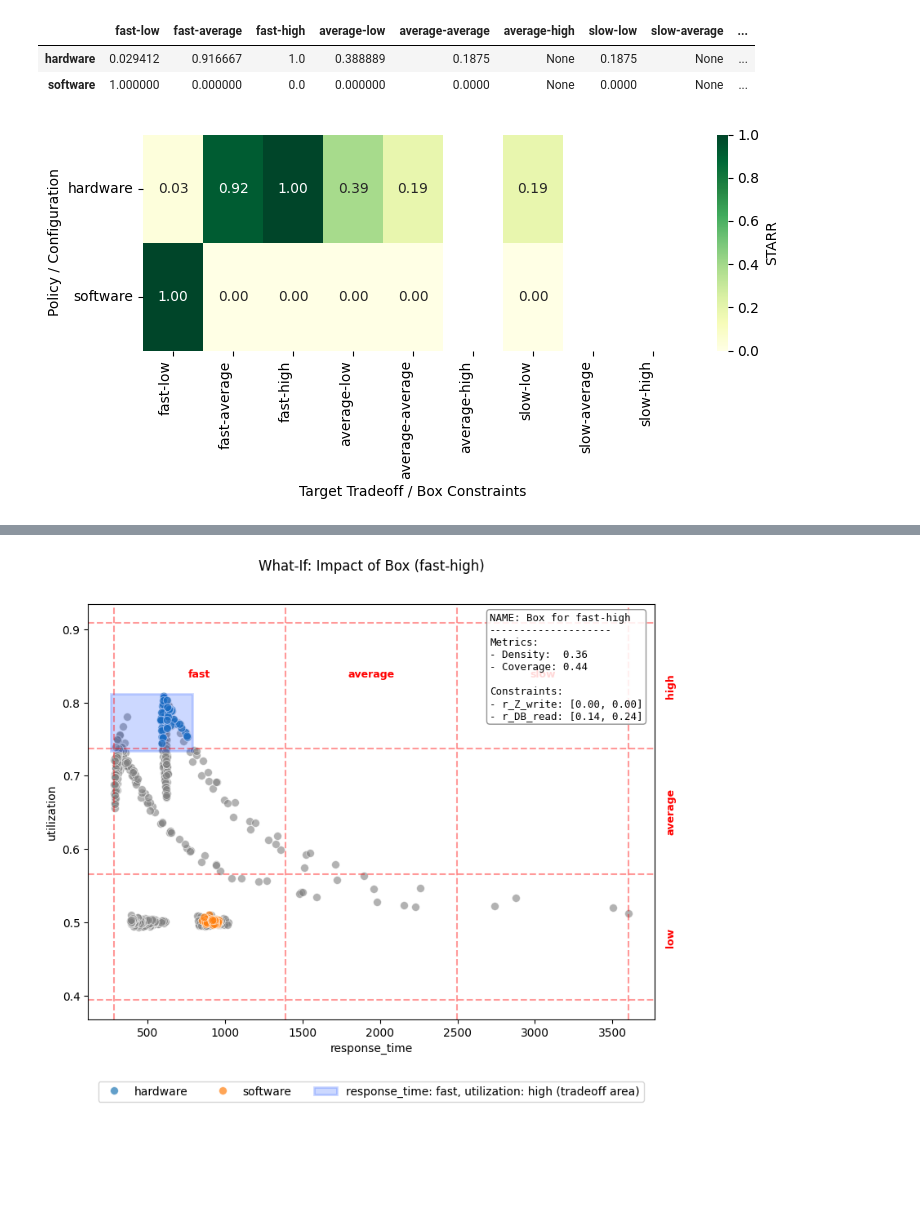
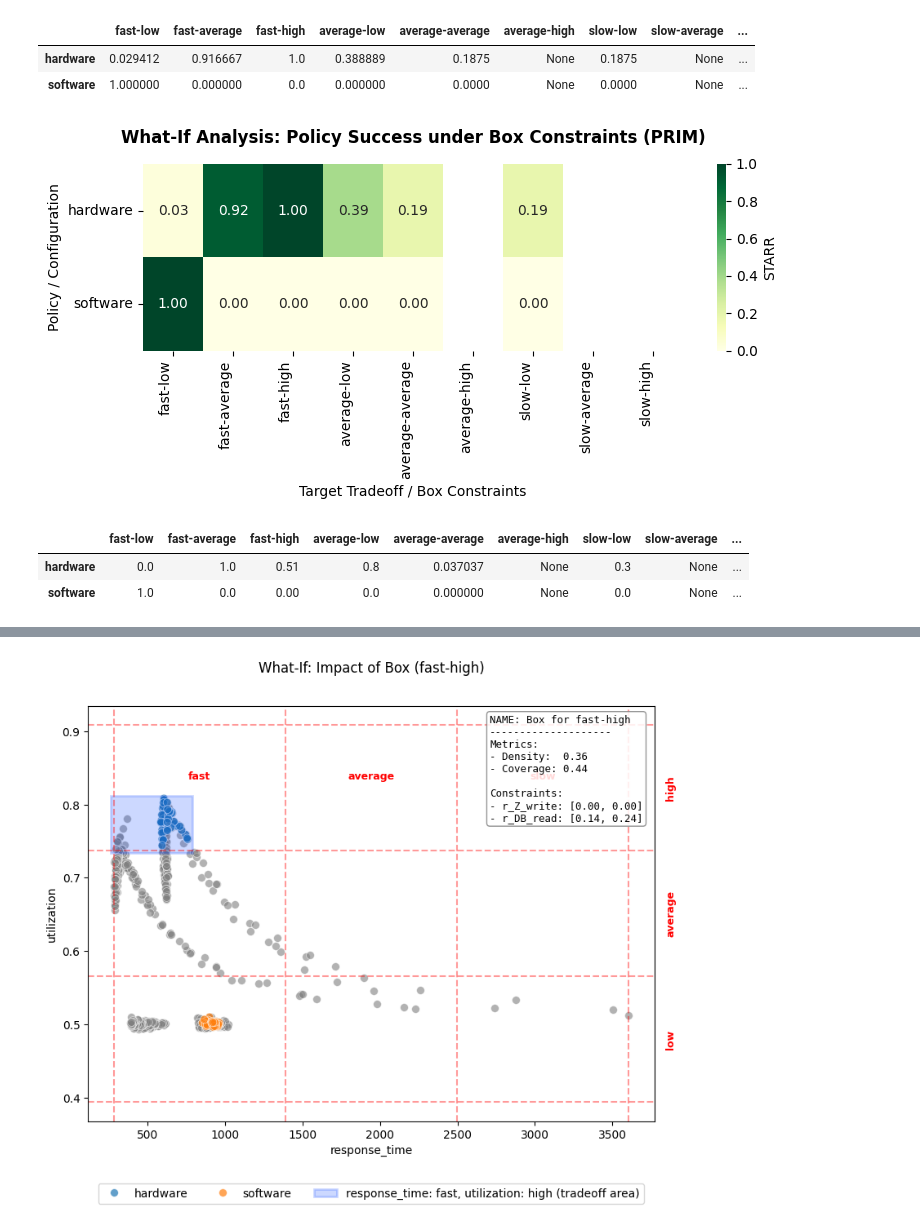
Before and after one commit to andresdp/patterns-sa, a Jupyter notebook: patterns/CQRS/analysis-cqrs.ipynb, the cells around one changed output, grey strips where cells are left out. Drawn from its saved outputs; the diff is of its cells as text; code cells hidden in the pictures; blank space fills up the shorter version.

```diff
--- a/patterns/CQRS/analysis-cqrs.ipynb
+++ b/patterns/CQRS/analysis-cqrs.ipynb
@@ -426,22 +426,30 @@ Running CART global discovery for all tradeoff combinations ...
 ## 12. Potential Robustness Improvements (What-If Analysis)
 Finally, we simulate the impact of applying discovered scenario constraints. We compare **Baseline Robustness** vs. **Improved Robustness** to quantify the value of the discovered 'Operating Envelopes' for each policy.
 # %%
-box_list = session.align_boxes_to_tradeoffs(prim_boxes)
-# box_list = session.align_boxes_to_tradeoffs(cart_boxes)
+prim_box_list = session.align_boxes_to_tradeoffs(prim_boxes) # PRIM
 
-robustness_improvement_matrix = session.get_policy_robustness_improvement_matrix(box_list, metric=metric)
-robustness_improvement_matrix
+prim_robustness_improvement_matrix = session.get_policy_robustness_improvement_matrix(prim_box_list, metric=metric)
+prim_robustness_improvement_matrix
 # %% [output]
 |  | fast-low | fast-average | fast-high | average-low | average-average | average-high | slow-low | slow-average | ... |
 | hardware | 0.029412 | 0.916667 | 1.0 | 0.388889 | 0.1875 | None | 0.1875 | None | ... |
 | software | 1.000000 | 0.000000 | 0.0 | 0.000000 | 0.0000 | None | 0.0000 | None | ... |
 # %%
 fig = session.show_policy_robustness_improvement_heatmap(
-    boxes=box_list,
-    matrix=robustness_improvement_matrix,
+    boxes=prim_box_list,
+    matrix=prim_robustness_improvement_matrix,
     metric=metric,
     figsize=(8, 4),
-    # title="What-If Analysis: Policy Success under Box Constraints"
+    title="What-If Analysis: Policy Success under Box Constraints (PRIM)"
 )
 # %% [output]
-[figure, old version]
+[figure, new version]
+# %%
+cart_box_list = session.align_boxes_to_tradeoffs(cart_boxes) # CART
+
+cart_robustness_improvement_matrix = session.get_policy_robustness_improvement_matrix(cart_box_list, metric=metric)
+cart_robustness_improvement_matrix
+# %% [output]
+|  | fast-low | fast-average | fast-high | average-low | average-average | average-high | slow-low | slow-average | ... |
+| hardware | 0.0 | 1.0 | 0.51 | 0.8 | 0.037037 | None | 0.3 | None | ... |
+| software | 1.0 | 0.0 | 0.00 | 0.0 | 0.000000 | None | 0.0 | None | ... |
```
Also changed, not shown: parts of 6 cells of this notebook, 4 other files.
